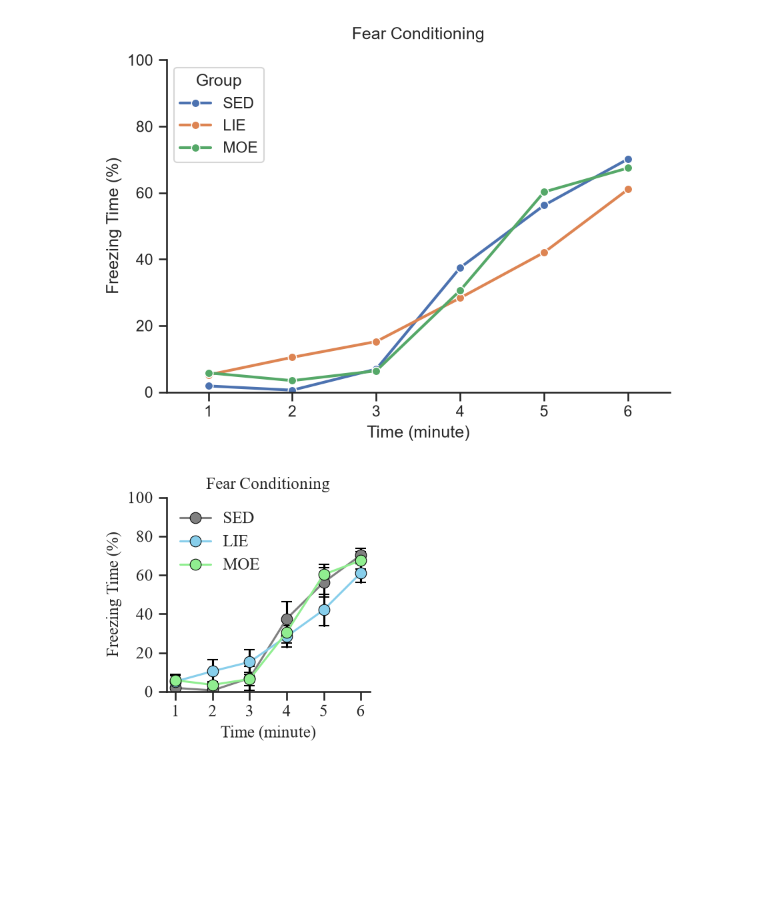
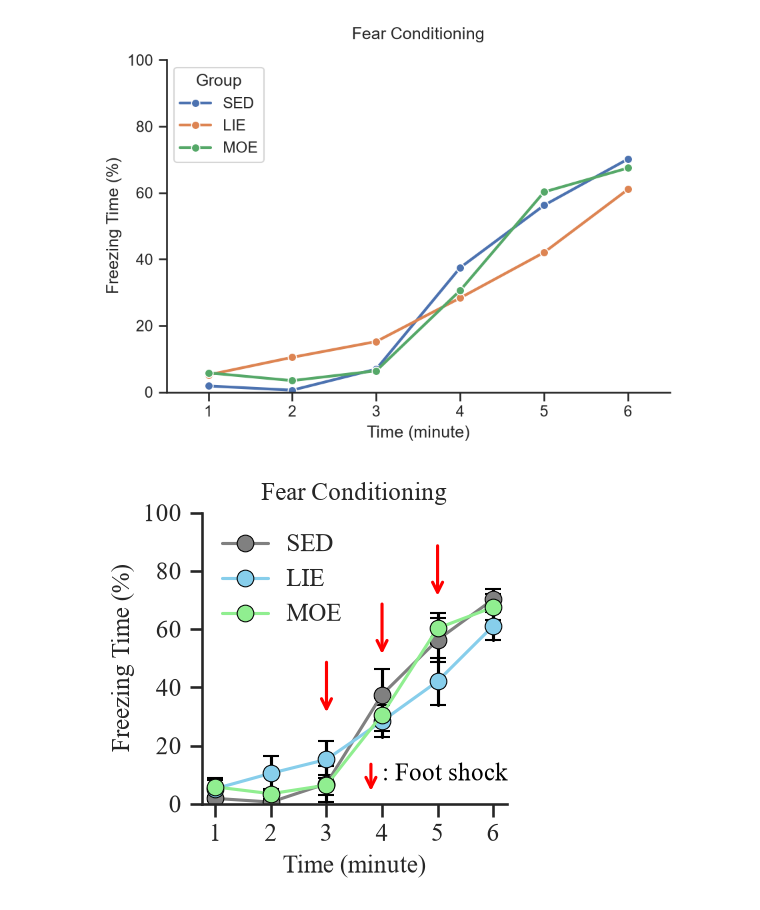
Before and after one commit to RyoShimoda/Python_MSSE_analysis, a Jupyter notebook: scripts/python_test.ipynb, the cells around one changed output. Cells and saved outputs as stored; diff of their text form; code cells hidden in the pictures; blank space fills up the shorter version.

Commit message:
Fear Conditionningのグラフに矢印を追加。

```diff
--- a/scripts/python_test.ipynb
+++ b/scripts/python_test.ipynb
@@ -240,34 +240,62 @@ ax.set_yticks([0, 20, 40, 60, 80, 100])
 # ax.set_xlim(1, 6)
 ax.set_xticks([1, 2, 3, 4, 5, 6])
 
 # ラベル・タイトルとフォントサイズ
 ax.set_title("Fear Conditioning", fontsize=14, fontproperties=font_prop)
 ax.set_xlabel("Time (minute)", fontsize=12, fontproperties=font_prop)
 ax.set_ylabel("Freezing Time (%)", fontsize=12, fontproperties=font_prop)
 
 # 軸目盛りのフォントも強制指定
 ax.tick_params(axis="both", labelsize=12)
 for label in ax.get_xticklabels() + ax.get_yticklabels():
     label.set_fontproperties(font_prop)
 
 # 凡例: 左上、枠なし、タイトルなし
 legend = ax.legend(title=None, loc="upper left", frameon=False)
 for text in legend.get_texts():
     text.set_fontproperties(font_prop)
 
+# Fear Conditioningのグラフに矢印を追加。
+ax.annotate(
+    "",
+    xy=(3, 30), xytext=(3, 50),
+    arrowprops=dict(arrowstyle="->", color="red", lw=1.5)
+)
+ax.annotate(
+    "",
+    xy=(4, 50), xytext=(4, 70),
+    arrowprops=dict(arrowstyle="->", color="red", lw=1.5)
+)
+ax.annotate(
+    "",
+    xy=(5, 70), xytext=(5, 90),
+    arrowprops=dict(arrowstyle="->", color="red", lw=1.5)
+)
+ax.annotate(
+    "",
+    xy=(3.8, 3), xytext=(3.8, 15),
+    arrowprops=dict(arrowstyle="->", color="red", lw=1.5)
+)
+ax.text(
+    4.0, 8, ": Foot shock",
+    fontsize=12,
+    fontfamily="Times New Roman",
+    color="black"
+)
+
 # グラフの枠線を整理して表示
 sns.despine()
 plt.tight_layout()
 
 # 各形式で保存
 plt.savefig(save_dir / "FearConditioning_seaborn.pdf", dpi=300, bbox_inches="tight")
 plt.savefig(save_dir / "FearConditioning_seaborn.svg", dpi=300, bbox_inches="tight")
 plt.savefig(save_dir / "FearConditioning_seaborn.tiff", dpi=300, bbox_inches="tight")
 plt.savefig(save_dir / "FearConditioning_seaborn.png", dpi=300, bbox_inches="tight")
 
 plt.show()
 # %% [output]
-[figure, old version]
+[figure, new version]
 # %%
 # Matplotlibでその場計算しながら描画
 from pathlib import Path
```
Also changed, not shown: parts of 2 cells of this notebook, 5 other files.
